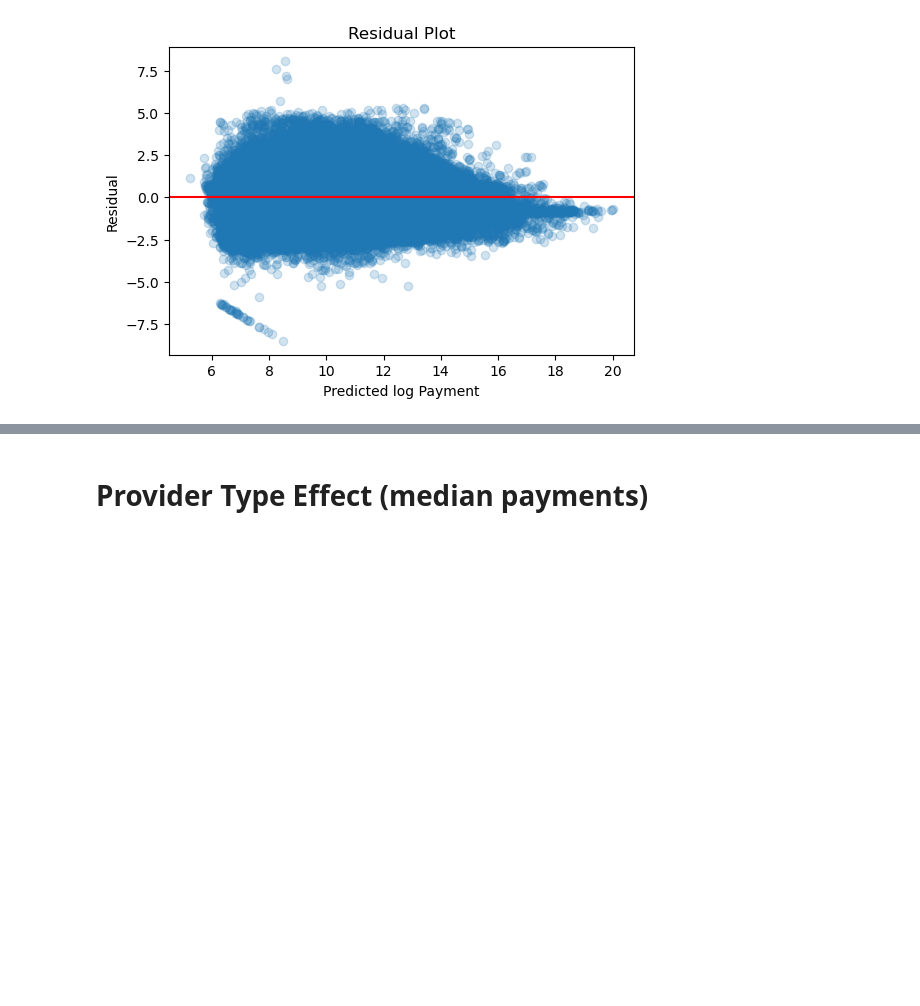
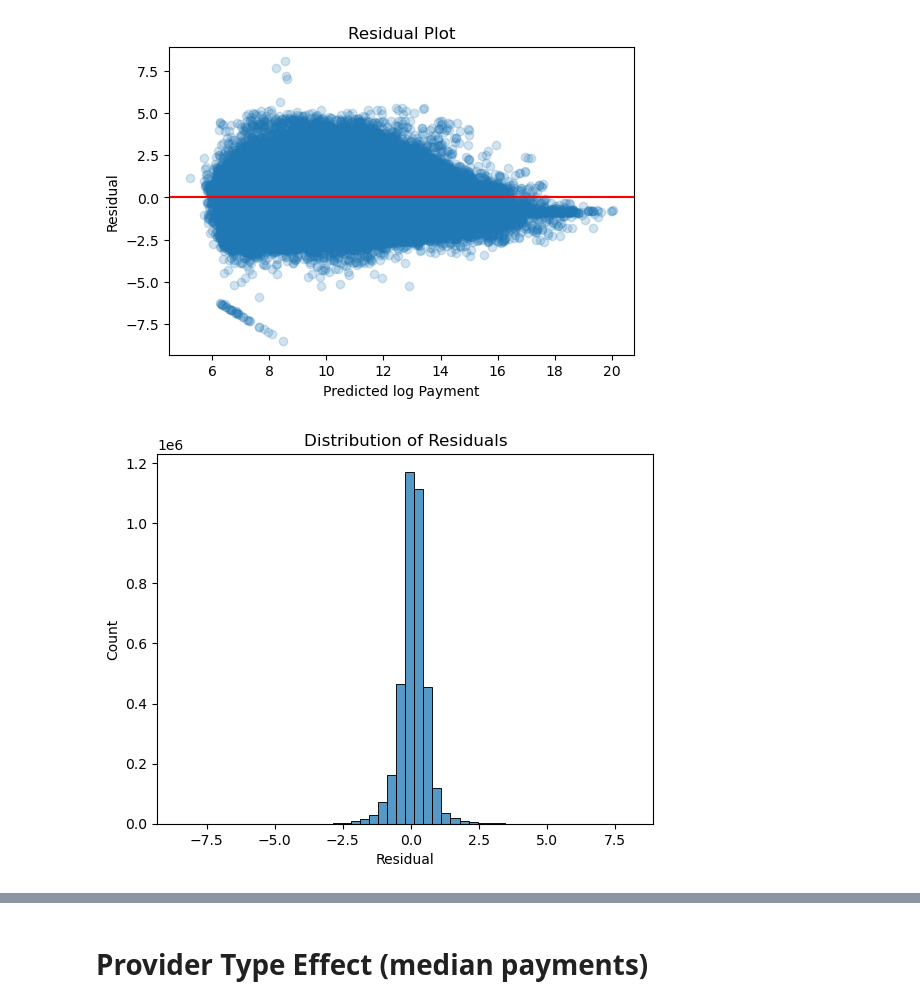
Before and after one commit to JennQQQ/Medicare-Project, a Jupyter notebook: notebooks/Volume_Risk_ProvType_LRModel.ipynb, the cells around one changed output, grey strips where cells are left out. Cells and saved outputs as stored; diff of their text form; code cells hidden in the pictures; blank space fills up the shorter version.

Commit message:
Added test/train R2, variance + plot, and pvalue for model comparison

```diff
--- a/notebooks/Volume_Risk_ProvType_LRModel.ipynb
+++ b/notebooks/Volume_Risk_ProvType_LRModel.ipynb
@@ -107,6 +85,9 @@ from sklearn.pipeline import Pipeline
 from sklearn.linear_model import LinearRegression
 from sklearn.impute import SimpleImputer
 from sklearn.metrics import r2_score, mean_squared_error
+
+train = df[df["year"] <= 2020].copy()
+test  = df[df["year"] >= 2021].copy()
 
 features = [
     "log_Tot_Benes",
@@ -155,7 +136,17 @@ model = Pipeline(steps=[
 
 model.fit(X_train, y_train)
 
-pred = model.predict(X_test)
-print("Test R²:", r2_score(y_test, pred))
-print("Test RMSE (log):", np.sqrt(mean_squared_error(y_test, pred)))
+# Training predictions
+train_pred = model.predict(X_train)
+
+# Test predictions
+test_pred = model.predict(X_test)
+
+print("TRAIN METRICS")
+print("R²:", r2_score(y_train, train_pred))
+print("RMSE (log):", np.sqrt(mean_squared_error(y_train, train_pred)))
+
+print("\nTEST METRICS")
+print("R²:", r2_score(y_test, test_pred))
+print("RMSE (log):", np.sqrt(mean_squared_error(y_test, test_pred)))
 # %% [output]
@@ -214,10 +235,10 @@ plt.show()
 # %% [markdown]
 # Residuals
 # %%
-residuals = y_test - pred
+residuals = y_test - test_pred
 
 plt.figure(figsize=(6,4))
-plt.scatter(pred, residuals, alpha=0.2)
+plt.scatter(test_pred, residuals, alpha=0.2)
 plt.axhline(0, color="red")
 plt.xlabel("Predicted log Payment")
 plt.ylabel("Residual")
@@ -225,3 +246,12 @@ plt.title("Residual Plot")
 plt.show()
 # %% [output]
 [figure]
+# %%
+import seaborn as sns
+
+sns.histplot(residuals, bins=50)
+plt.title("Distribution of Residuals")
+plt.xlabel("Residual")
+plt.show()
+# %% [output]
+[figure, added]
```
Also changed, not shown: parts of 10 cells of this notebook.
